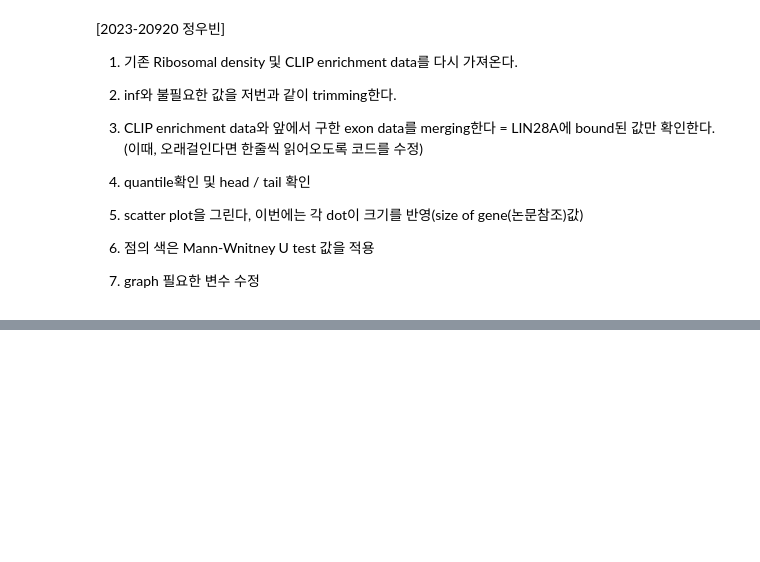
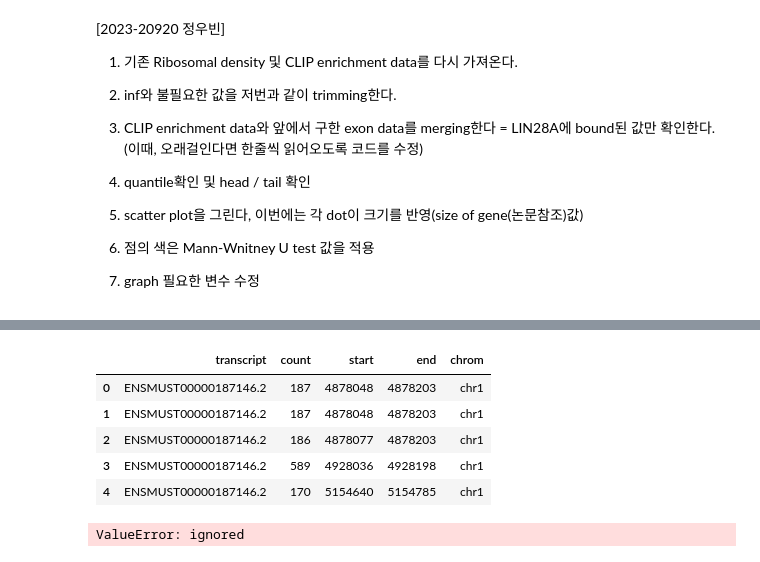
Before and after one commit to WoobeenJeong/miRNA_motif_finding, a Jupyter notebook: CoLab_TermProj_2023_2.ipynb, the cells around one changed output, grey strips where cells are left out. Cells and saved outputs as stored; diff of their text form; code cells hidden in the pictures; blank space fills up the shorter version.

```diff
--- a/CoLab_TermProj_2023_2.ipynb
+++ b/CoLab_TermProj_2023_2.ipynb
@@ -388,0 +414,56 @@ See the caveats in the documentation: https://pandas.pydata.org/pandas-docs/stab
+# %%
+from collections import defaultdict
+import pandas as pd
+
+gene_counts = defaultdict(list)
+with open('fivepcounts-filtered-RPF-siLuc.txt') as f:
+    for line in f:
+        fields = line.strip().split('\t')
+        chrom = fields[0]
+        transcript = fields[7]
+        count = int(fields[3])
+        start = int(fields[1])
+        end = int(fields[2])
+        gene_counts[transcript].append((start, end, count, chrom))
+
+rows = []
+for transcript_id, counts in gene_counts.items():
+    count = sum([c[2] for c in counts])
+    start = min([c[0] for c in counts])
+    end = max([c[1] for c in counts])
+    chrom = counts[0][3]
+    rows.append((transcript, count, start, end, chrom))
+
+RPF_siLuc = pd.DataFrame(rows, columns=['transcript', 'count', 'start', 'end', 'chrom'])
+RPF_siLuc.head()
+# %% [output]
+|  | transcript | count | start | end | chrom |
+| 0 | ENSMUST00000187146.2 | 187 | 4878048 | 4878203 | chr1 |
+| 1 | ENSMUST00000187146.2 | 187 | 4878048 | 4878203 | chr1 |
+| 2 | ENSMUST00000187146.2 | 186 | 4878077 | 4878203 | chr1 |
+| 3 | ENSMUST00000187146.2 | 589 | 4928036 | 4928198 | chr1 |
+| 4 | ENSMUST00000187146.2 | 170 | 5154640 | 5154785 | chr1 |
+# %%
+cnts_all['Start'] = cnts_all['Start'].astype(int)
+cnts_all['End'] = cnts_all['End'].astype(int)
+
+merged = cnts_all.merge(RPF_siLuc, how='inner', left_on=['Chr', 'Start', 'End'], right_on=['chrom', 'start', 'end'])
+
+# Filter rows where the RPF region is fully contained within the cnts_all region
+merged = merged[(merged['start'] >= merged['Start']) & (merged['end'] <= merged['End'])]
+
+# Drop unnecessary columns and rename columns
+merged = merged.drop(['chrom', 'start', 'end'], axis=1)
+merged = merged.rename(columns={'transcript': 'transcript_id', 'count': 'result'})
+
+# Duplicate rows in cnts_all for each transcript in the merged dataframe
+transcripts = merged.groupby(['transcript_id'], as_index=False).agg({'result': 'sum'})
+duplicated_cnts_all = cnts_all.merge(transcripts, how='left', left_on='transcript_id', right_on='transcript_id')
+duplicated_cnts_all = duplicated_cnts_all.drop(['result_x', 'transcript'], axis=1)
+duplicated_cnts_all = duplicated_cnts_all.rename(columns={'result_y': 'result'})
+
+# Merge duplicated_cnts_all with the merged dataframe
+result = duplicated_cnts_all.merge(merged, how='left', on=['Chr', 'Start', 'End', 'transcript_id'])
+result = result[['transcript_id', 'result']].fillna(0).groupby('transcript_id', as_index=False).sum()
+# %% [output]
+ValueError: ignored
```
Also changed, not shown: parts of 8 cells of this notebook.
